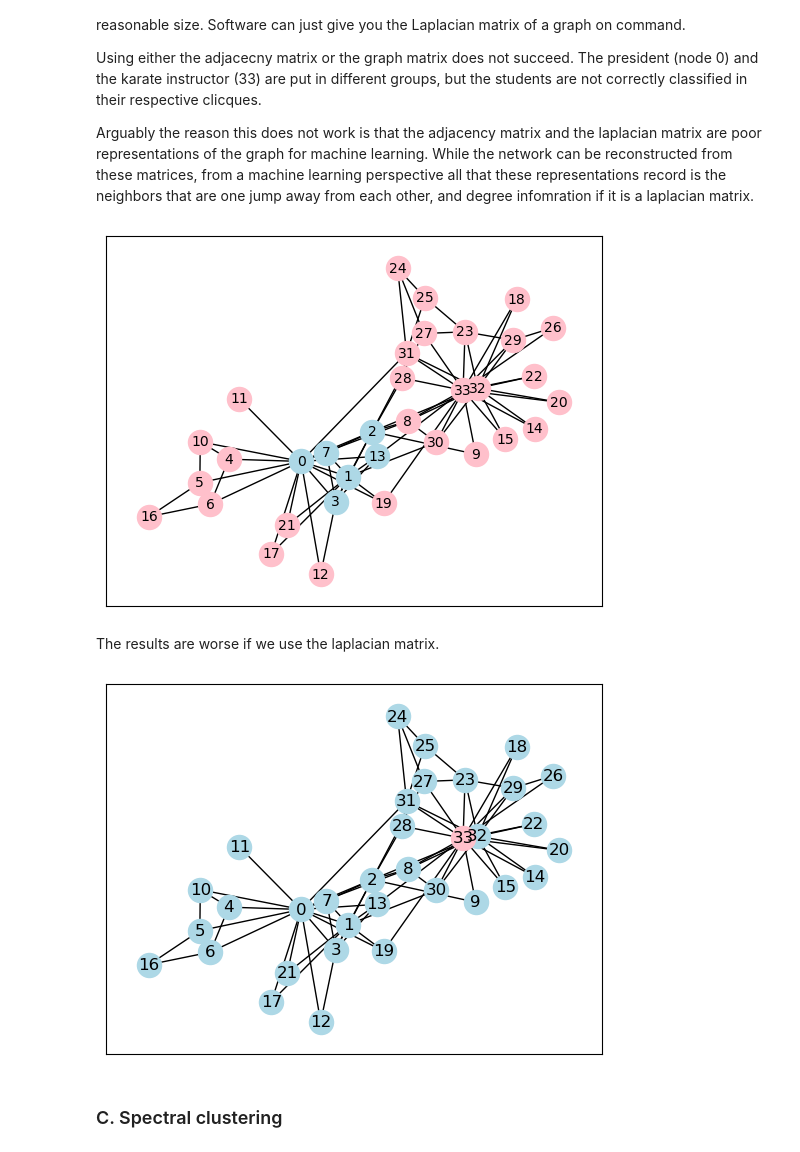
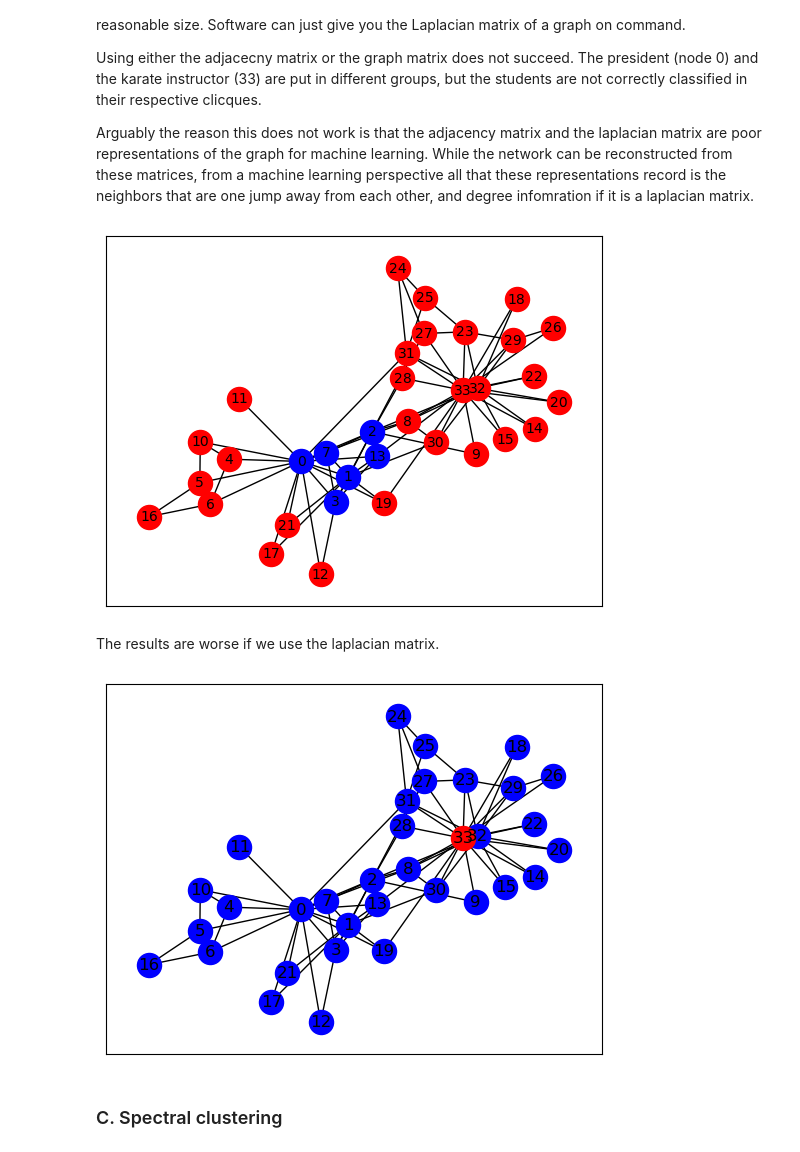
Before and after one commit to maastrichtlawtech/legalnetworkanalysis_textbook, a Jupyter notebook: Chapter_4_Communities.ipynb, the cells around one changed output. Drawn from its saved outputs; the diff is of its cells as text; code cells hidden in the pictures.

```diff
--- a/Chapter_4_Communities.ipynb
+++ b/Chapter_4_Communities.ipynb
@@ -162,20 +162,20 @@ Arguably the reason this does not work is that the adjacency matrix and the lapl
 # %%
 g_karate = nx.karate_club_graph()
 M = nx.adjacency_matrix(g_karate).todense()
 
 km = KMeans(2)
 res = km.fit_predict(M)
 
 reszero = np.where(res==0)[0].tolist()
 resone = np.where(res==1)[0].tolist()
 
 pos = nx.spring_layout(g_karate, seed=123)
-nx.draw_networkx_nodes(g_karate, pos = pos, nodelist=reszero, node_color="lightblue")
-nx.draw_networkx_nodes(g_karate, pos = pos, nodelist=resone, node_color="pink")
+nx.draw_networkx_nodes(g_karate, pos = pos, nodelist=reszero, node_color="blue")
+nx.draw_networkx_nodes(g_karate, pos = pos, nodelist=resone, node_color="red")
 nx.draw_networkx_edges(g_karate, pos = pos)
 nx.draw_networkx_labels(g_karate, pos = pos, font_size=10);
 # %% [output]
-[figure, old version]
+[figure, new version]
 # %% [markdown]
 The results are worse if we use the laplacian matrix.
 # %%
@@ -189,12 +189,12 @@ reszero = np.where(res==0)[0].tolist()
 resone = np.where(res==1)[0].tolist()
 
 pos = nx.spring_layout(g_karate, seed=123)
-nx.draw_networkx_nodes(g_karate, pos = pos, nodelist=reszero, node_color="lightblue")
-nx.draw_networkx_nodes(g_karate, pos = pos, nodelist=resone, node_color="pink")
+nx.draw_networkx_nodes(g_karate, pos = pos, nodelist=reszero, node_color="blue")
+nx.draw_networkx_nodes(g_karate, pos = pos, nodelist=resone, node_color="red")
 nx.draw_networkx_edges(g_karate, pos = pos)
 nx.draw_networkx_labels(g_karate, pos = pos);
 # %% [output]
-[figure, old version]
+[figure, new version]
 # %% [markdown]
 ### C. Spectral clustering
 # %% [markdown]
```
Also changed, not shown: parts of 21 cells of this notebook.
